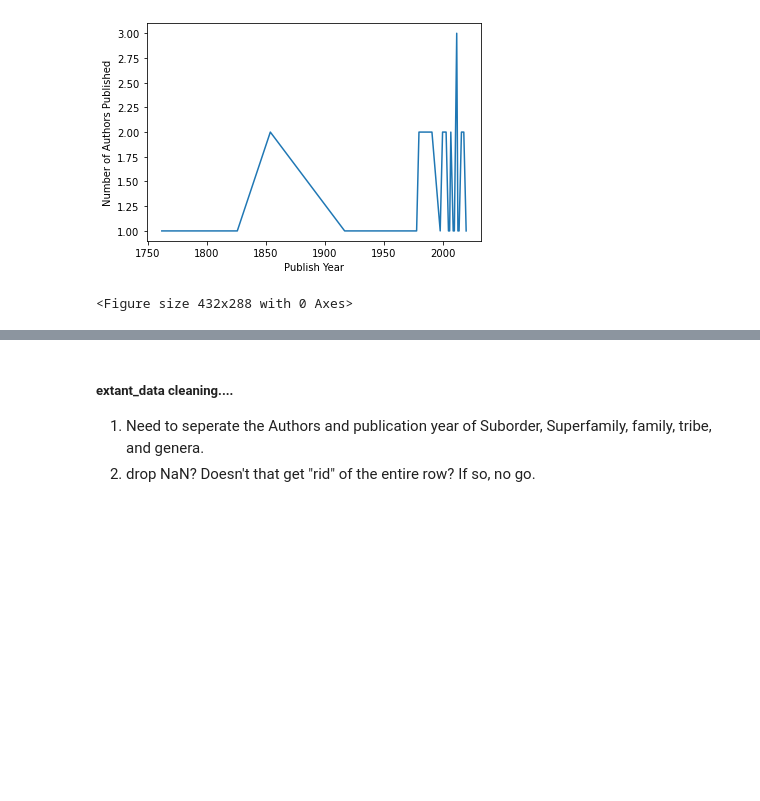
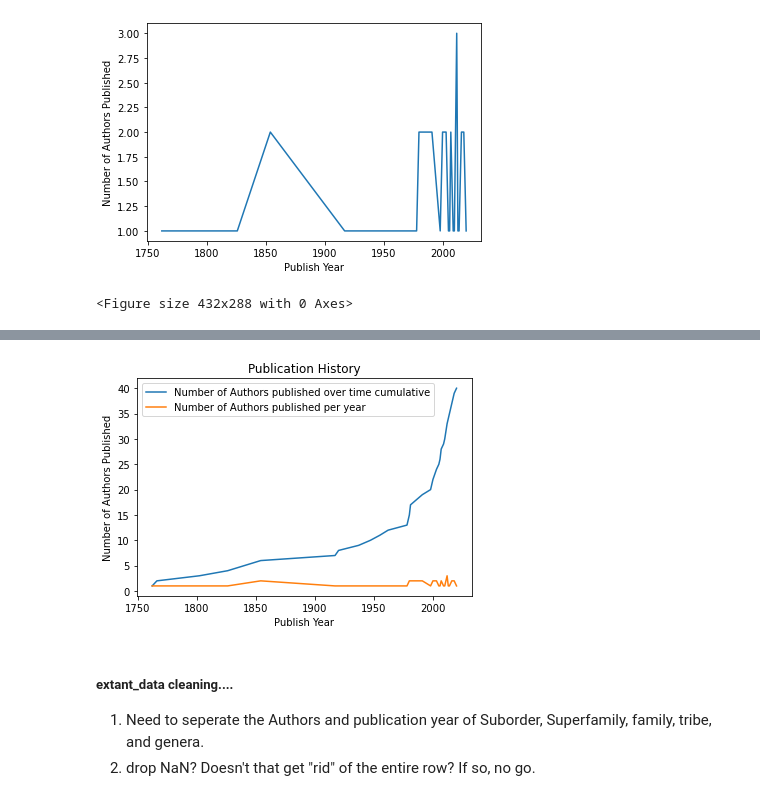
Before and after one commit to BrittneyOleniacz/Pseudoscorpion_site, a Jupyter notebook: DATA/Cleaning_data-Copy1.ipynb, the cells around one changed output, grey strips where cells are left out. Drawn from its saved outputs; the diff is of its cells as text; code cells hidden in the pictures; blank space fills up the shorter version.

Commit message:
publish history visuals

```diff
--- a/DATA/Cleaning_data-Copy1.ipynb
+++ b/DATA/Cleaning_data-Copy1.ipynb
@@ -166,3 +177,25 @@ defender_data = got_data["defender_king"].value_counts()
+# %%
+# line 1 points
+x1 = [1762,1766,1802,1826,1854,1917,1920,1937,1947,1955,1962,1978,1980,1981,1991,1998,2000,2003,2005,2006,2007,2009,2010,2012,2013,2014,2016,2018,2020]
+y1 = [1,2,3,4,6,7,8,9,10,11,12,13,15,17,19,20,22,24,25,26,28,29,30,33,34,35,37,39,40]
+# plotting the line 1 points
+plt.plot(x1, y1, label = "Number of Authors published over time cumulative")
+# line 2 points
+x2 = [1762,1766,1802,1826,1854,1917,1920,1937,1947,1955,1962,1978,1980,1981,1991,1998,2000,2003,2005,2006,2007,2009,2010,2012,2013,2014,2016,2018,2020]
+y2 = [1,1,1,1,2,1,1,1,1,1,1,1,2,2,2,1,2,2,1,1,2,1,1,3,1,1,2,2,1]
+# plotting the line 2 points
+plt.plot(x2, y2, label = "Number of Authors published per year")
+plt.xlabel('Publish Year')
+# Set the y axis label of the current axis.
+plt.ylabel('Number of Authors Published')
+# Set a title of the current axes.
+plt.title('Publication History')
+# show a legend on the plot
+plt.legend()
+# Display a figure.
+plt.show()
+# %% [output]
+[figure, added]
 # %% [markdown]
 ##### extant_data cleaning....
 1. Need to seperate the Authors and publication year of Suborder, Superfamily, family, tribe, and genera.
```
Also changed, not shown: parts of 7 cells of this notebook.
